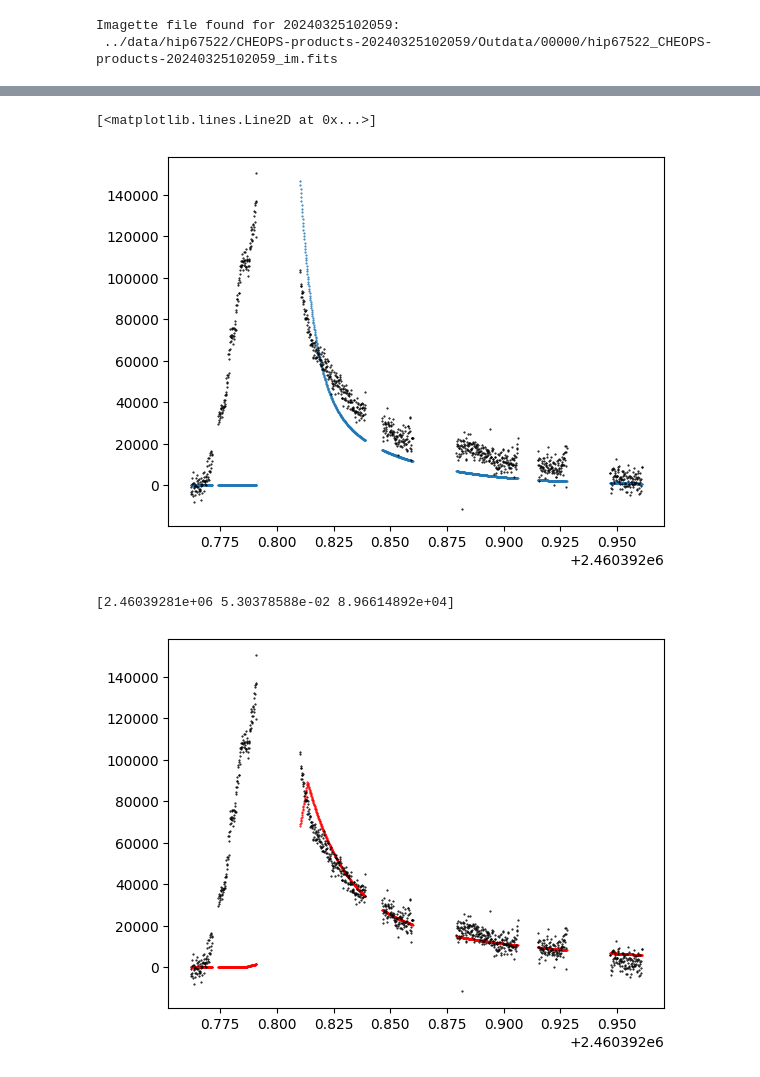
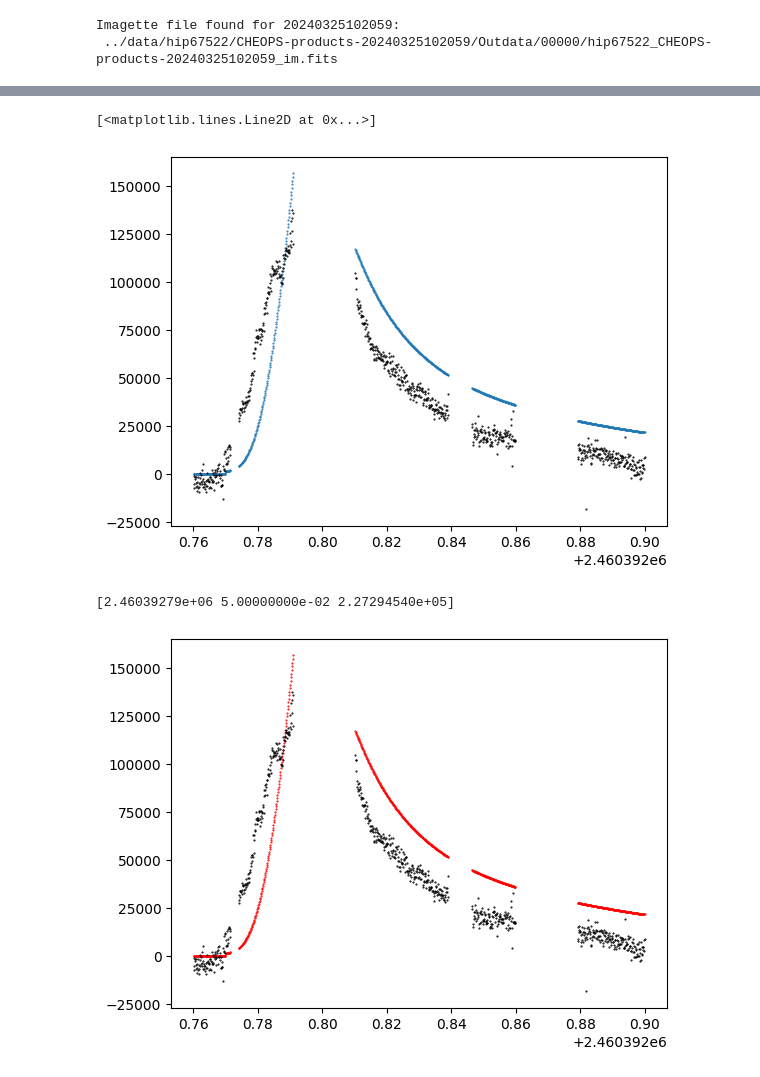
Before and after one commit to ekaterinailin/hip67522-spi, a Jupyter notebook: extract_flare.ipynb, the cells around one changed output, grey strips where cells are left out. Drawn from its saved outputs; the diff is of its cells as text; code cells hidden in the pictures.

```diff
--- a/extract_flare.ipynb
+++ b/extract_flare.ipynb
@@ -48,6 +48,8 @@ plt.plot(t, f, ".", markersize=1)
 # %%
 flare_mask = np.zeros_like(f, dtype=bool)
-flare_mask[520:1680] = True
+tmin = 2460392.76
+tmax = 2460392.9
+flare_mask[(t > tmin) & (t < tmax)] = True
 
 
 
@@ -99,14 +104,18 @@ Outliers: 114
 # %%
-tnew = t[~mask_outliers]
-fnew = f[~mask_outliers]
-popt, pcov = curve_fit(func, tnew[~flare_mask], fnew[~flare_mask])
+tnew = t[~flare_mask][~mask_outliers]
+fnew = f[~flare_mask][~mask_outliers]
+popt, pcov = curve_fit(func, tnew, fnew)
 
-fitted = func(t, *popt)
+newfitted = func(t, *popt)
+newmed = np.median(f[~flare_mask])
+newf_sub = f - fitted + med
 
 
+plt.figure(figsize=(10, 5))
+plt.plot(t, fitted-newfitted, color="blue", lw=1)
 
-
-plt.plot(t, fitted, color="blue", lw=1)
+plt.figure(figsize=(10, 5))
+plt.plot(t, newfitted, ".", markersize=1, color="black")
 plt.plot(t, f, ".", markersize=1, color="black")
 plt.plot(t[flare_mask], f[flare_mask], ".", markersize=10, color="red")
 # %% [output]
@@ -123,10 +134,10 @@ Text(0, 0.5, 'Flux')
 # %%
 # approximate the flux at the roll values in the flare region with
 # the flux at the closest roll value in the non-flare region
-f_sub_flare = f_sub[flare_mask]
+f_sub_flare = newf_sub[flare_mask]
 roll_flare = roll[flare_mask]
 
-f_sub_no_flare = f_sub[~flare_mask]
+f_sub_no_flare = newf_sub[~flare_mask]
 roll_no_flare = roll[~flare_mask]
 
 f_sub_flare_approx = np.zeros_like(f_sub_flare)
@@ -139,6 +150,7 @@ plt.figure(figsize=(10, 5))
 plt.plot(t[flare_mask], f_sub_flare_approx, ".", markersize=1, color="red")
 plt.plot(t[flare_mask], f_sub_flare, ".", markersize=1, color="blue")
 plt.plot(t[~flare_mask], f_sub_no_flare, ".", markersize=1)
+plt.axhline(newmed, color="black", lw=1)
 plt.xlabel("Roll")
 plt.ylabel("Flux")
 # %% [output]
@@ -147,13 +159,13 @@ Text(0, 0.5, 'Flux')
 # %%
 # subtract the interpolated flux from the flare region
-f_flare = f_sub_flare - f_sub_flare_approx + med
+f_flare = f_sub_flare - f_sub_flare_approx + newmed
 
 
 plt.figure(figsize=(10, 5))
 # plt.plot(t[flare_mask], f[flare_mask], ".", markersize=1)
 # plt.plot(t[flare_mask], f_sub[flare_mask], ".", markersize=1)
 plt.plot(t[flare_mask], f_flare, ".", markersize=1, color="black")
-plt.axhline(med, color="red", lw=1)
+plt.axhline(newmed, color="red", lw=1)
 # plt.xlim(2460392.75, 2460392.96)
 # %% [output]
 <matplotlib.lines.Line2D at 0x...>
@@ -169,28 +181,28 @@ plt.plot(t[flare_mask], f_sub[flare_mask] - f_flare, ".", markersize=1)
 # %%
-t_peak = 2460392.81
-dur = 0.02
-ampl = 0.06*med
+t_peak = 2460392.795
+dur = 0.05
+ampl = 0.09*newmed
 parametrization = "davenport2014"
 f = flare_model(parametrization, t[flare_mask], t_peak, dur, ampl)
 plt.plot(t[flare_mask], f, ".", markersize=1)
-plt.plot(t[flare_mask], f_flare-med, ".", markersize=1, color="black")
+plt.plot(t[flare_mask], f_flare-newmed, ".", markersize=1, color="black")
 # %% [output]
 [<matplotlib.lines.Line2D at 0x...>]
-[figure, old version]
+[figure, new version]
 # %%
 # fit the flare model to f_flare
 def flare_fit_model(t, t_peak, dur, ampl):
     return flare_model(parametrization, t, t_peak, dur, ampl)
 
-popt, pcov = curve_fit(flare_fit_model, t[flare_mask], f_flare-med, p0=[t_peak, dur, ampl])
+popt, pcov = curve_fit(flare_fit_model, t[flare_mask], f_flare-newmed, p0=[t_peak, dur, ampl])
 
 plt.plot(t[flare_mask], flare_fit_model(t[flare_mask], *popt), ".", markersize=1, color="red")
 plt.plot(t[flare_mask], f_flare-med, ".", markersize=1, color="black")
 
 print(popt)
 # %% [output]
-[2.46039281e+06 5.30378588e-02 8.96614892e+04]
+[2.46039279e+06 5.00000000e-02 2.27294540e+05]
-[figure, old version]
+[figure, new version]
 # %%
 # write an mcmc procedure to fit the flare model to the data
 # use the emcee package
```
Also changed, not shown: parts of 19 cells of this notebook.
